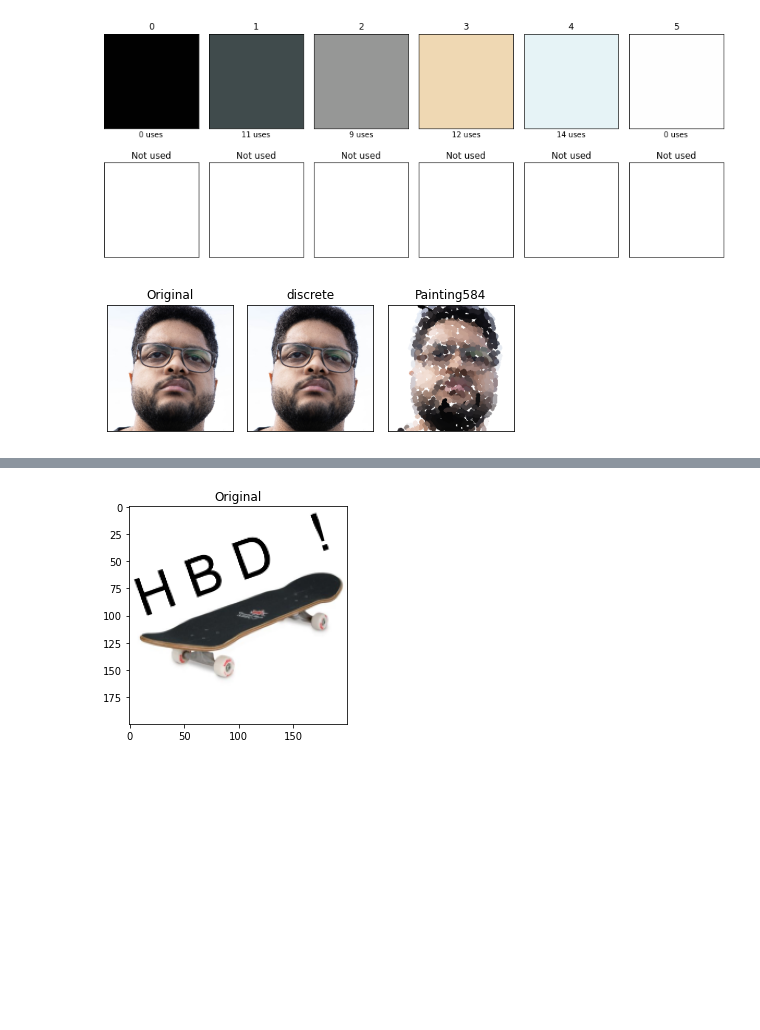
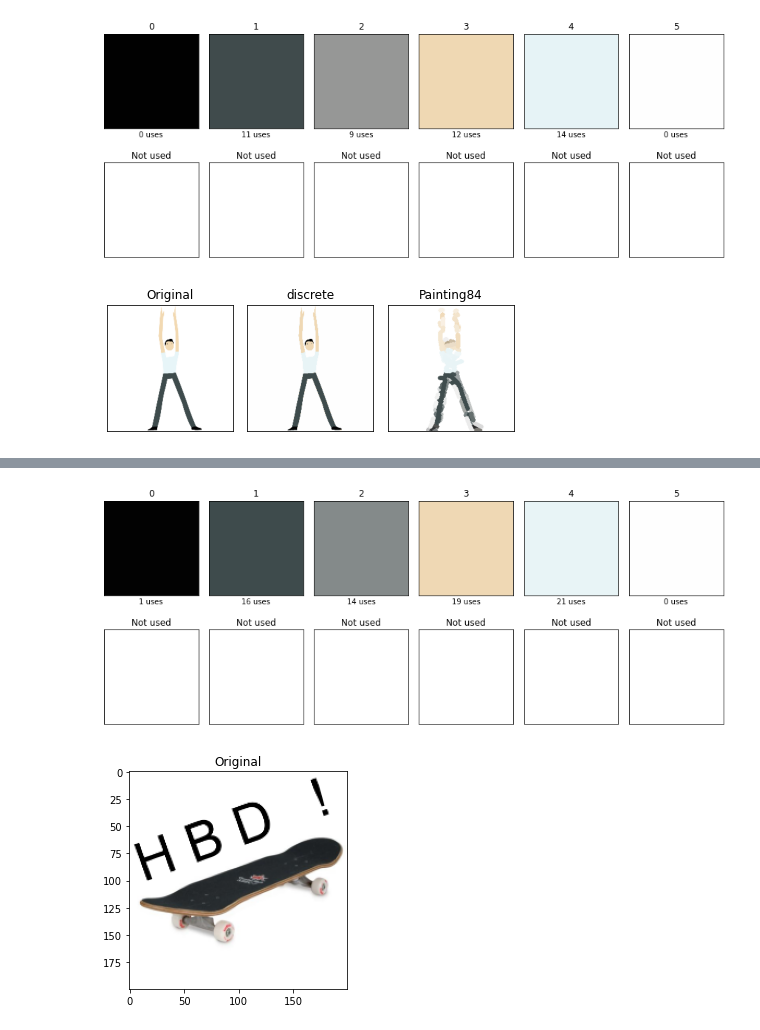
Before and after one commit to pschaldenbrand/AniPainter, a Jupyter notebook: Torch Painter.ipynb, the cells around one changed output, grey strips where cells are left out. Cells and saved outputs as stored; diff of their text form; code cells hidden in the pictures; blank space fills up the shorter version.

```diff
--- a/Torch Painter.ipynb
+++ b/Torch Painter.ipynb
@@ -704,30 +759,33 @@ save_strokes_for_robot(s, img, painting.cpu().numpy(), allowed_colors, ignore_wh
 # %%
 %%time
 
 img = cv2.imread('frame0.jpg', cv2.IMREAD_COLOR)[:,:,::-1]
-img = cv2.imread('../../HumanoidPainter/image/hambone.jpg', cv2.IMREAD_COLOR)[:,:,::-1]
+img = cv2.imread('../../HumanoidPainter/image/vangogh.png', cv2.IMREAD_COLOR)[:,:,::-1]
+img = cv2.imread('../../HumanoidPainter/image/coolin_ani.png', cv2.IMREAD_COLOR)[:,:,::-1]
+# img = cv2.imread('nathan.jpg', cv2.IMREAD_COLOR)[:,:,::-1]
 img = cv2.resize(img, (200,200))
 
 fig, ax = plt.subplots(1,3)
 ax[0].imshow(img)
 ax[0].title.set_text('Original')
 
 allowed_colors = color_cluster(img[:,:,::-1], n_colors=6)
 # So when running it a few times, similar results
 allowed_colors = sorted(allowed_colors, key=lambda l:np.mean(l), reverse=False)
 
-# img = discretize_image(img[:,:,::-1], allowed_colors)
+img = discretize_image(img[:,:,::-1], allowed_colors)
 # img[np.mean(img, axis=2) > 100, :] = 255
 ax[1].imshow(img)
 ax[1].title.set_text('discrete')
 
-painting, s = paint(img, [6], T=[650], curved=False)
+painting, s = paint(img, [6], T=[150], curved=False)
 
 ax[2].imshow(painting.cpu())
 ax[2].title.set_text('Painting' + str(len(s)))
 
 [a.set_yticks([]) + a.set_xticks([]) for a in ax]
 plt.tight_layout()
 plt.show()
+save_strokes_for_robot(s, img, painting.cpu().numpy(), allowed_colors, ignore_whites=True, output_dir='nathan')
 # %% [output]
-[figure, old version]
+[figure, new version]
@@ -735,3 +793,4 @@ Wall time: 1min 13s
+[figure, added]
 # %%
 %%time
 np.random.seed(0)
```
Also changed, not shown: parts of 5 cells of this notebook, 8 other files.
